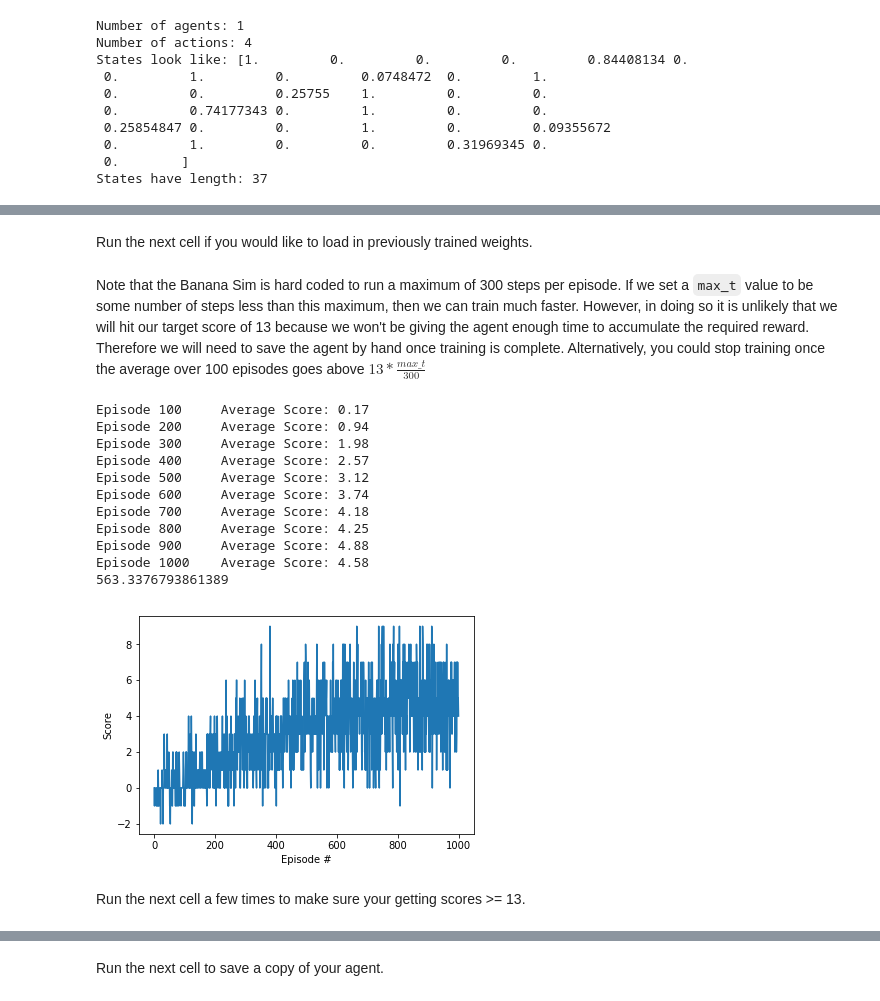
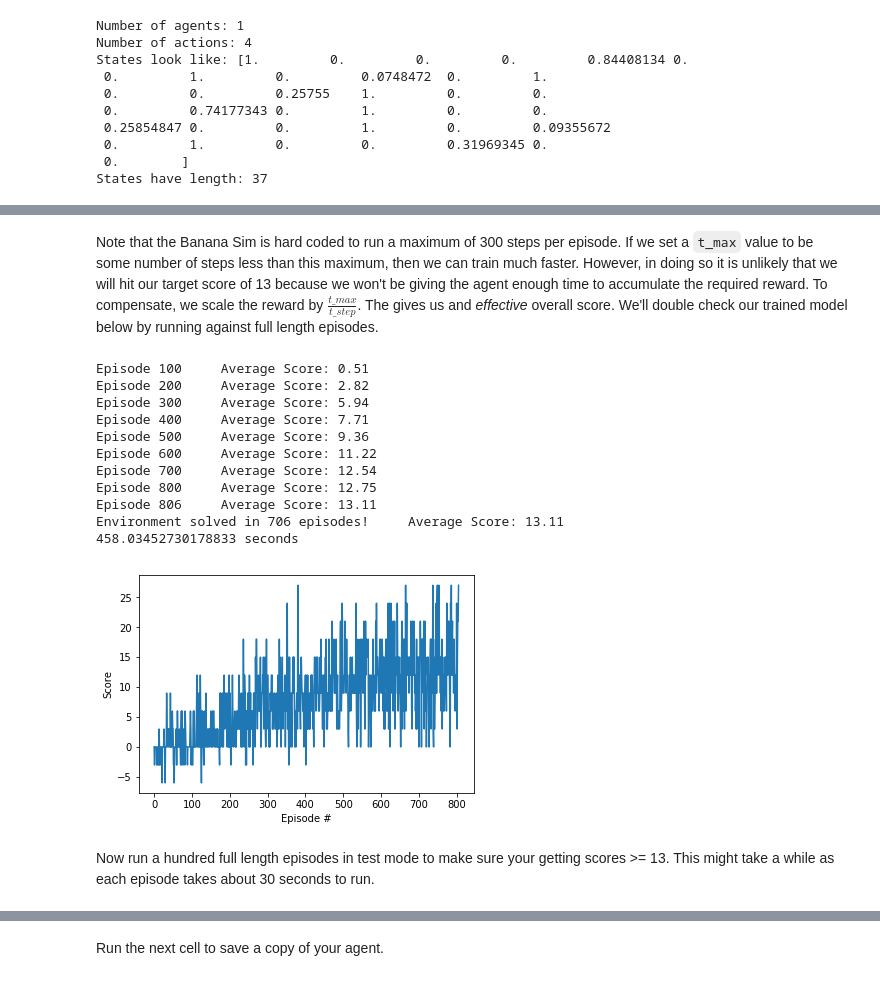
Before and after one commit to WillieMaddox/DRL_Navigation, a Jupyter notebook: Navigation.ipynb, the cells around one changed output, grey strips where cells are left out. Cells and saved outputs as stored; diff of their text form; code cells hidden in the pictures.

Commit message:
fix: Update scoring to reflect correct rewards.

```diff
--- a/Navigation.ipynb
+++ b/Navigation.ipynb
@@ -133,18 +127,14 @@ env_info = env.reset(train_mode=True)[brain_name]
 from dqn_agent import Agent
 
 agent = Agent(state_size=state_size, action_size=action_size, seed=0)
-# %% [markdown]
-Run the next cell if you would like to load in previously trained weights.
-# %%
-agent.qnetwork_local.load_state_dict(torch.load('checkpoint.pth'))
 # %%
-def dqn(n_episodes=2000, max_t=1000, eps_start=1.0, eps_end=0.01, eps_decay=0.995):
+def dqn(n_episodes=2000, t_max=1000, eps_start=1.0, eps_end=0.01, eps_decay=0.995):
     """Deep Q-Learning.
 
     Params
     ======
         n_episodes (int): maximum number of training episodes
-        max_t (int): maximum number of timesteps per episode
+        t_max (int): maximum number of timesteps per episode
         eps_start (float): starting value of epsilon, for epsilon-greedy action selection
         eps_end (float): minimum value of epsilon
         eps_decay (float): multiplicative factor (per episode) for decreasing epsilon
@@ -167,11 +157,15 @@ def dqn(n_episodes=2000, max_t=1000, eps_start=1.0, eps_end=0.01, eps_decay=0.99
             score += reward # update the score
             state = next_state # roll over the state to next time step
             t_step += 1 # increment the number of steps seen this episode.
-            if done or t_step >= max_t: # exit loop if episode finished
+            if done:
                 break
-        scores_window.append(score)       # save most recent score
-        scores.append(score)              # save most recent score
-        eps = max(eps_end, eps_decay*eps) # decrease epsilon
+            if t_step >= t_max: # exit loop if episode finished
+                score = score * 300.0 / t_step
+                break
+
+        scores.append(score)
+        scores_window.append(score)  # save most recent score
+        eps = max(eps_end, eps_decay*eps)  # decrease epsilon
         print('\rEpisode {}\tAverage Score: {:.2f}'.format(i_episode, np.mean(scores_window)), end="")
         if i_episode % 100 == 0:
             print('\rEpisode {}\tAverage Score: {:.2f}'.format(i_episode, np.mean(scores_window)))
@@ -181,32 +175,36 @@ def dqn(n_episodes=2000, max_t=1000, eps_start=1.0, eps_end=0.01, eps_decay=0.99
             break
     return scores
 # %% [markdown]
-Note that the Banana Sim is hard coded to run a maximum of 300 steps per episode.  If we set a `max_t` value to be some number of steps less than this maximum, then we can train much faster.  However, in doing so it is unlikely that we will hit our target score of 13 because we won't be giving the agent enough time to accumulate the required reward.  Therefore we will need to save the agent by hand once training is complete.  Alternatively, you could stop training once the average over 100 episodes goes above $13 * \frac{max\_t}{300}$
+Note that the Banana Sim is hard coded to run a maximum of 300 steps per episode.  If we set a `t_max` value to be some number of steps less than this maximum, then we can train much faster.  However, in doing so it is unlikely that we will hit our target score of 13 because we won't be giving the agent enough time to accumulate the required reward.  To compensate, we scale the reward by $\frac{t\_max}{t\_step}$.  The gives us and _effective_ overall score.  We'll double check our trained model below by running against full length episodes.
+# %%
+# Uncomment the line below if you would like to load in previously trained weights.
+# agent.qnetwork_local.load_state_dict(torch.load('checkpoint.pth'))
+
+t0 = time.time()
+scores = dqn(n_episodes=1000, t_max=100)
+print(time.time() - t0, 'seconds')
+# %% [output]
+Episode 100     Average Score: 0.51
+Episode 200     Average Score: 2.82
+Episode 300     Average Score: 5.94
+Episode 400     Average Score: 7.71
+Episode 500     Average Score: 9.36
+Episode 600     Average Score: 11.22
+Episode 700     Average Score: 12.54
+Episode 800     Average Score: 12.75
+Episode 806     Average Score: 13.11
+Environment solved in 706 episodes!     Average Score: 13.11
+458.03452730178833 seconds
 # %%
-t0 = time.time()
-scores = dqn(n_episodes=1000, max_t=100)
-print(time.time() - t0, 'seconds')
-
 # plot the scores
 fig = plt.figure()
 ax = fig.add_subplot(111)
 plt.plot(np.arange(len(scores)), scores)
 plt.ylabel('Score')
 plt.xlabel('Episode #')
 plt.show()
 # %% [output]
-Episode 100     Average Score: 0.17
-Episode 200     Average Score: 0.94
-Episode 300     Average Score: 1.98
-Episode 400     Average Score: 2.57
-Episode 500     Average Score: 3.12
-Episode 600     Average Score: 3.74
-Episode 700     Average Score: 4.18
-Episode 800     Average Score: 4.25
-Episode 900     Average Score: 4.88
-Episode 1000    Average Score: 4.58
-563.3376793861389
-[figure, old version]
+[figure, new version]
-# %% [markdown]
-Run the next cell a few times to make sure your getting scores >= 13.
+# %% [markdown]
+Now run a hundred full length episodes in test mode to make sure your getting scores >= 13.  This might take a while as each episode takes about 30 seconds to run.
 # %%
```
Also changed, not shown: parts of 7 cells of this notebook, 1 other file.
